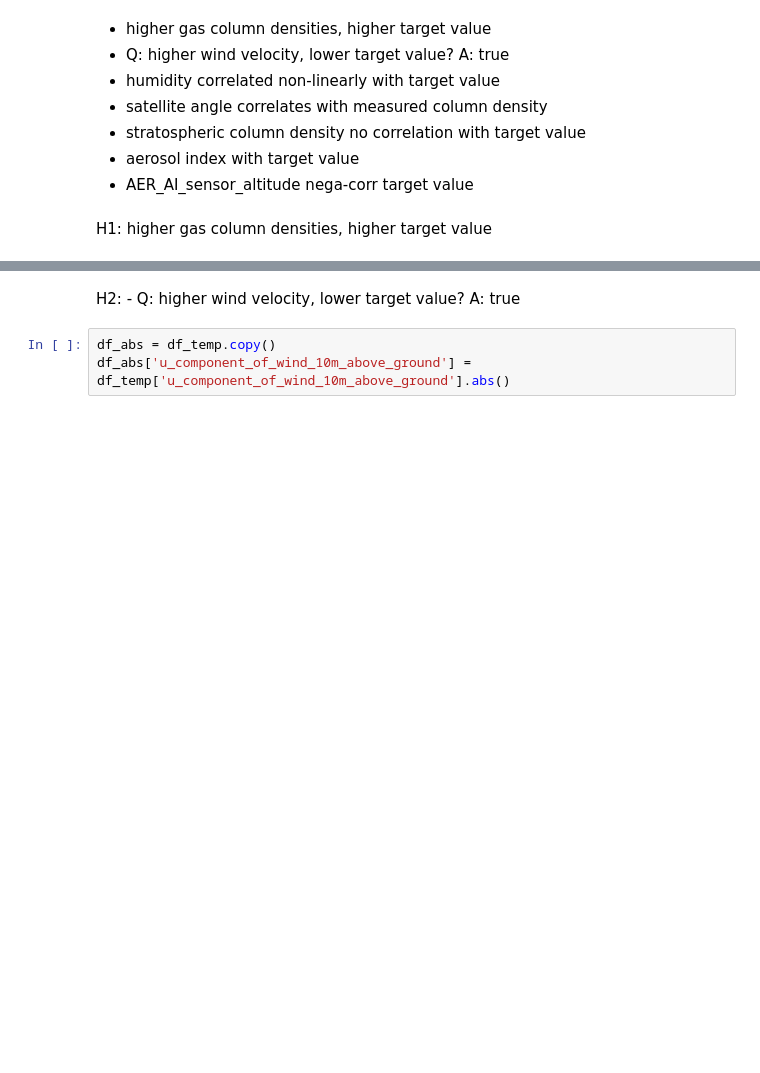
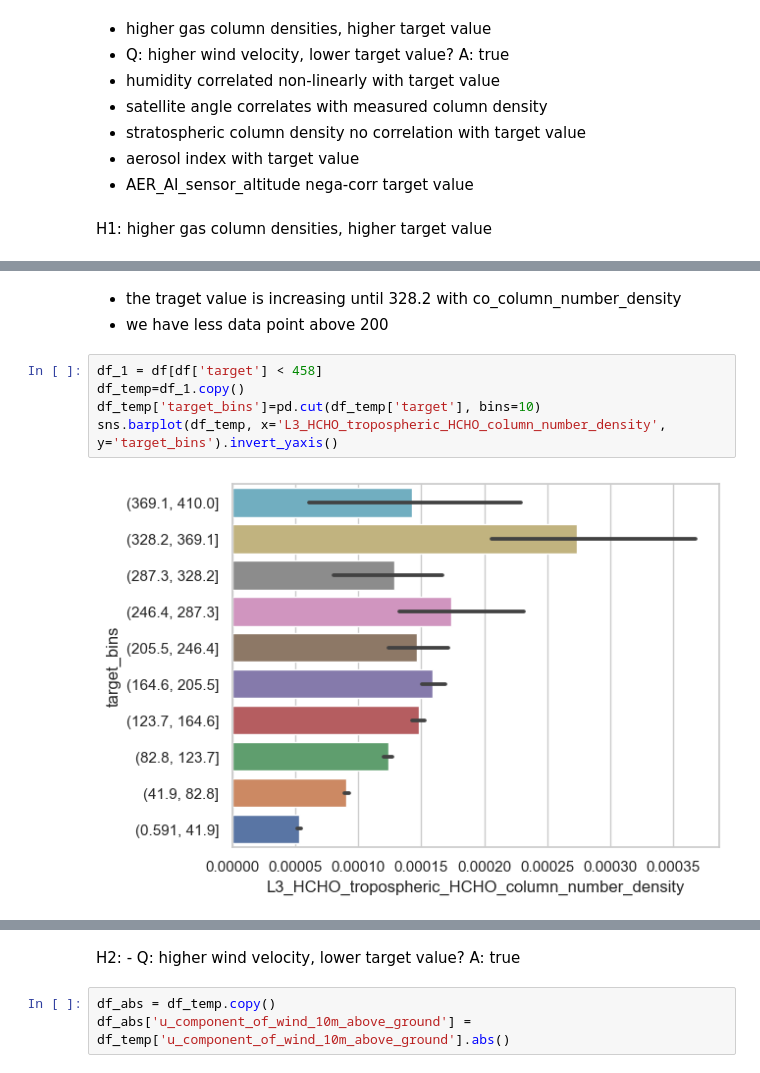
Before and after one commit to karol-pa/Urban_Air_Pollution_Challenge_Group_Work, a Jupyter notebook: Day1.ipynb, the cells around one changed output, grey strips where cells are left out. Drawn from its saved outputs; the diff is of its cells as text; blank space fills up the shorter version.

```diff
--- a/Day1.ipynb
+++ b/Day1.ipynb
@@ -165,0 +273,10 @@ sns.barplot(df_temp, x='L3_CO_CO_column_number_density', y='target_bins').invert
+# %% [markdown]
+- the traget value is increasing until 328.2 with co_column_number_density
+- we have less data point above 200
+# %%
+df_1 = df[df['target'] < 458]
+df_temp=df_1.copy()
+df_temp['target_bins']=pd.cut(df_temp['target'], bins=10)
+sns.barplot(df_temp, x='L3_HCHO_tropospheric_HCHO_column_number_density', y='target_bins').invert_yaxis()
+# %% [output]
+[figure, added]
```
Also changed, not shown: parts of 80 cells of this notebook.
